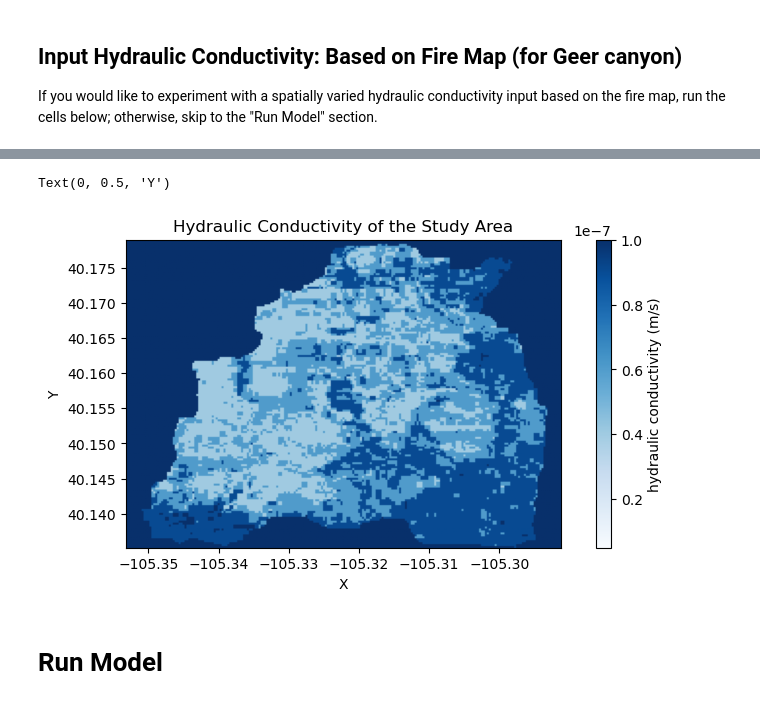
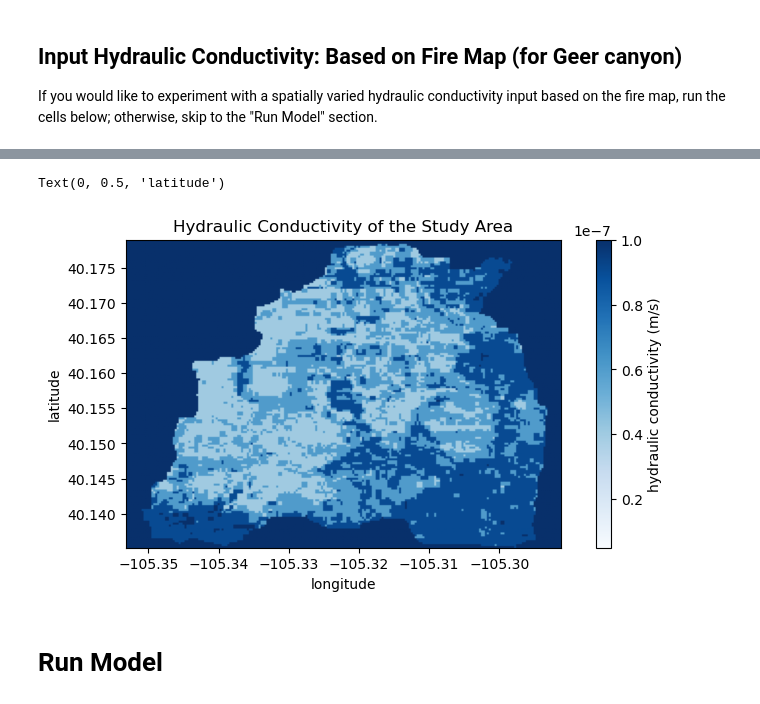
Before and after one commit to gantian127/mini_project, a Jupyter notebook: Demo_notebook.ipynb, the cells around one changed output, grey strips where cells are left out. Saved outputs shown, nothing was run; the diff lists cells and outputs as text; code cells hidden in the pictures.

```diff
--- a/Demo_notebook.ipynb
+++ b/Demo_notebook.ipynb
@@ -151,21 +151,21 @@ with rasterio.open(infil_info["conductivity_file"], "w", **profile) as dst:
 # %%
 # plot hydraulic conductivity data
 with rasterio.open(infil_info["conductivity_file"]) as dataset:
     # Read the first band
     hydr_cond_data = dataset.read(1)
 
     # Get metadata (optional)
     extent = [dataset.bounds.left, dataset.bounds.right, dataset.bounds.bottom, dataset.bounds.top]
 
 plt.figure(figsize=(9, 4))
 plt.imshow(hydr_cond_data, cmap="Blues", extent=extent, vmin=0.5e-8, vmax=1e-7)
 plt.colorbar(label="hydraulic conductivity (m/s)")
 plt.title("Hydraulic Conductivity of the Study Area")
-plt.xlabel("X")
-plt.ylabel("Y")
+plt.xlabel("longitude")
+plt.ylabel("latitude")
 # %% [output]
-Text(0, 0.5, 'Y')
+Text(0, 0.5, 'latitude')
-[figure, old version]
+[figure, new version]
 # %% [markdown]
 # Run Model
 # %%
```
Also changed, not shown: parts of 2 cells of this notebook.
